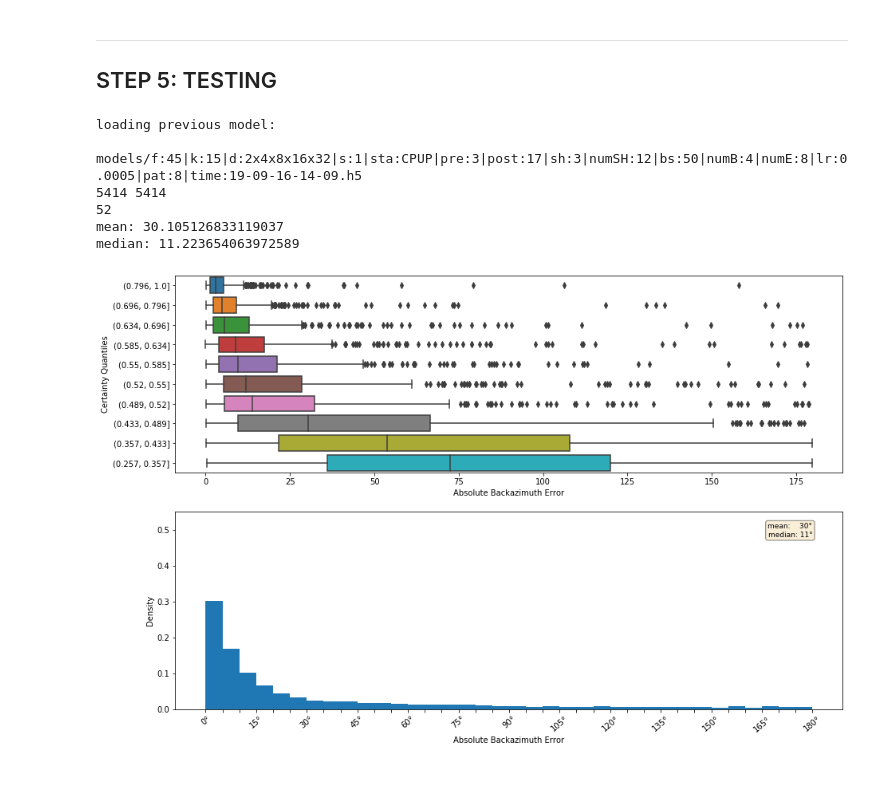
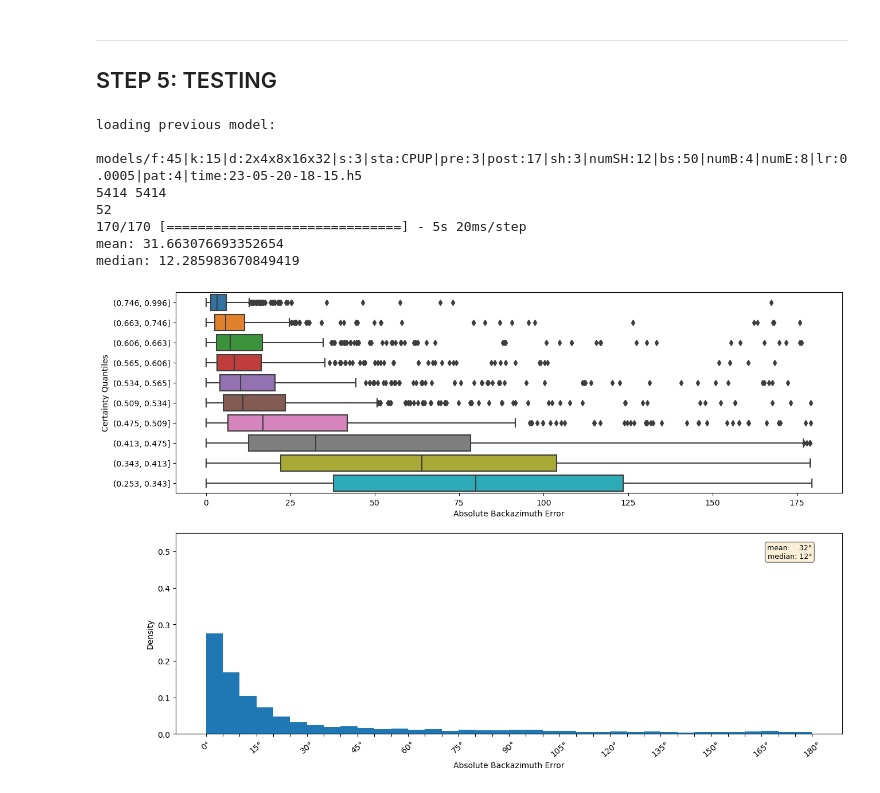
Before and after one commit to joshuadickey/baz-net, a Jupyter notebook: BazNet.ipynb, the cells around one changed output. Cells and saved outputs as stored; diff of their text form; code cells hidden in the pictures.

```diff
--- a/BazNet.ipynb
+++ b/BazNet.ipynb
@@ -571,7 +574,7 @@ pdict = {}
 pdict['f']     = 45
 pdict['k']     = 15
 pdict['d']     = [2, 4, 8, 16, 32]
-pdict['s']     = 1
+pdict['s']     = 3
 
 # Dataset Parameters
 pdict['sta']   = 'CPUP'
@@ -582,8 +585,8 @@ pdict['post']  = 17
 pdict['sh']    = 3
 pdict['numSH'] = 12
 pdict['bs']    = 50
-pdict['numB']  = 3
-pdict['numE']  = 15
+pdict['numB']  = 4
+pdict['numE']  = 8
 pdict['lr']    = .0005
 pdict['pat']   = 4
 pdict['time']  = strftime("%y-%m-%d-%H-%M-%S", localtime())
@@ -627,5 +644,4 @@ f:45|k:15|d:2x4x8x16x32|s:1|sta:CPUP|pre:3|post:17|sh:3|numSH:12|bs:50|numB:3|nu
 # %%
-history = model.fit_generator(trn_gen, steps_per_epoch=t_step, epochs=5000,
+history = model.fit(trn_gen, steps_per_epoch=t_step, epochs=5000,
                               validation_data=val_gen, validation_steps=v_step,
-                              callbacks=get_callbacks(model_name, model_folder, log_folder),
-                              max_queue_size=10)
+                              callbacks=get_callbacks(model_name, model_folder, log_folder))
@@ -684,13 +730,14 @@ def test_model(model_id, cat=None, dat=None, plot=False, q=8, orig_pre=20):
 
     return cat
 # %%
-model_id = '19-09-16-14-09'
+# model_id = pdict['time']
 cat_tst = test_model(model_id, cat_tst, dat_tst, plot=True, q=10, orig_pre=orig_pre)
 # %% [output]
 loading previous model:
- models/f:45|k:15|d:2x4x8x16x32|s:1|sta:CPUP|pre:3|post:17|sh:3|numSH:12|bs:50|numB:4|numE:8|lr:0.0005|pat:8|time:19-09-16-14-09.h5
+ models/f:45|k:15|d:2x4x8x16x32|s:3|sta:CPUP|pre:3|post:17|sh:3|numSH:12|bs:50|numB:4|numE:8|lr:0.0005|pat:4|time:23-05-20-18-15.h5
 5414 5414
 52
-mean: 30.105126833119037
-median: 11.223654063972589
+170/170 [==============================] - 5s 20ms/step
+mean: 31.663076693352654
+median: 12.285983670849419
-[figure, old version]
+[figure, new version]
```
Also changed, not shown: parts of 7 cells of this notebook.
